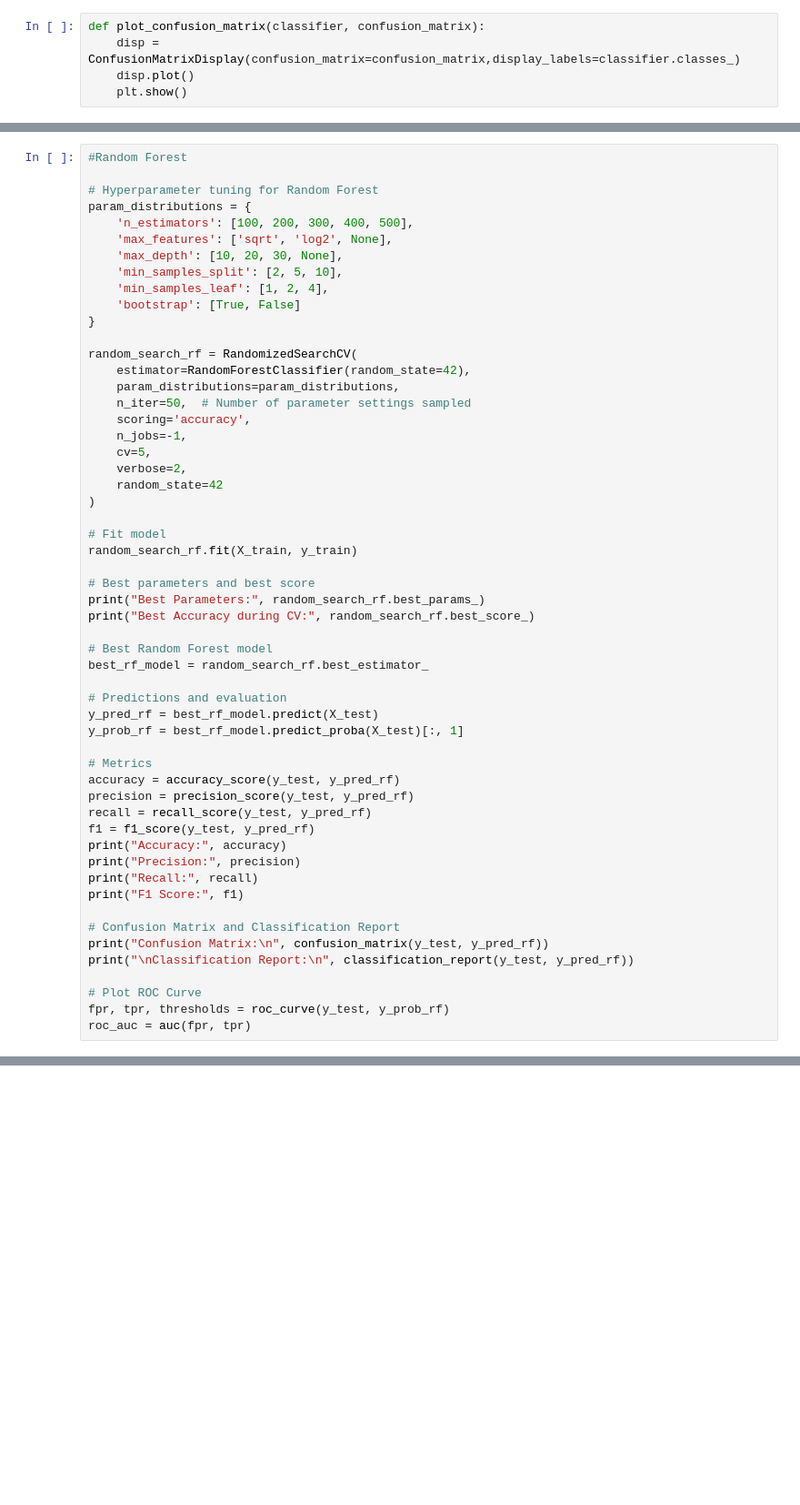
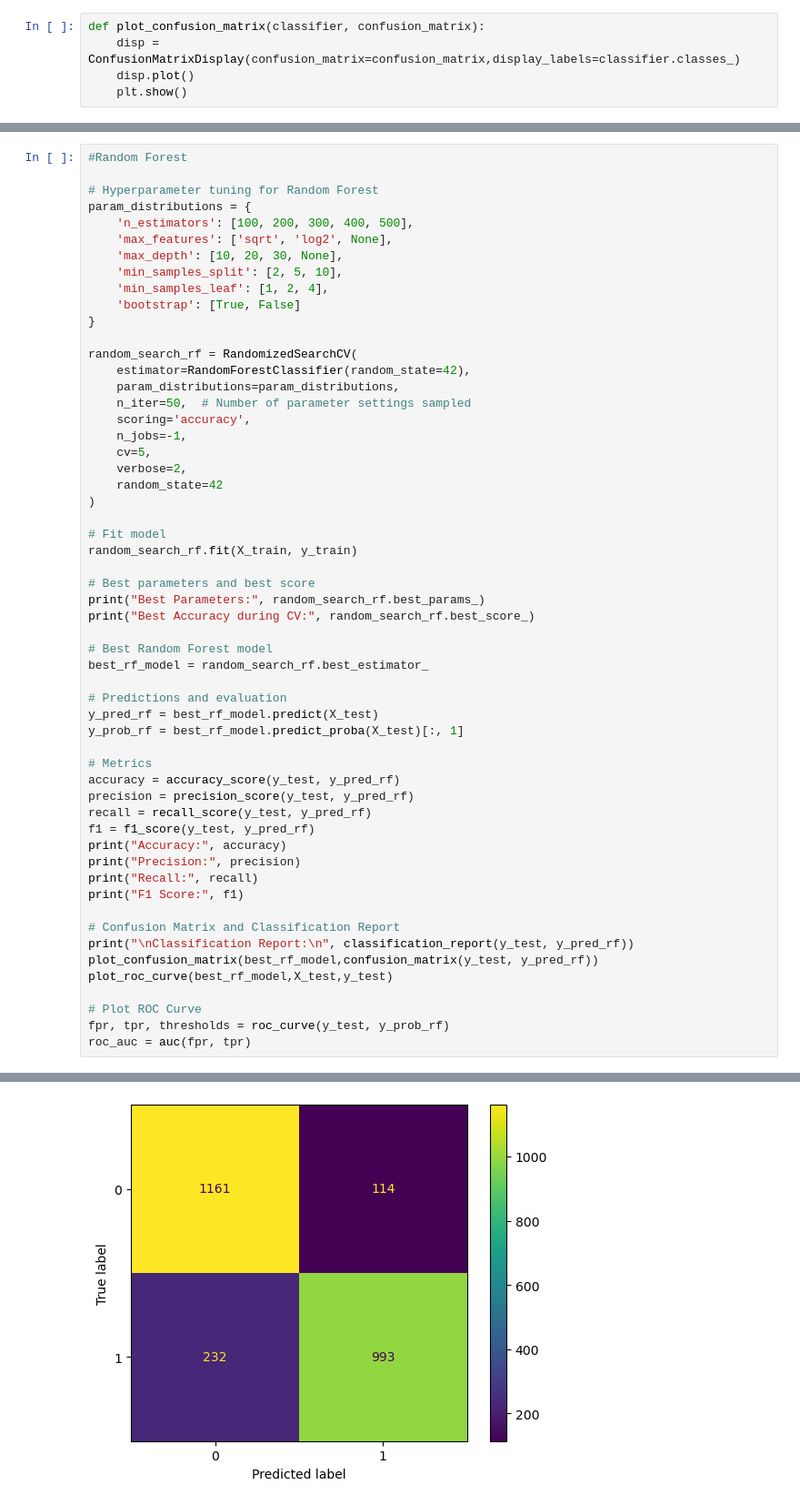
Before and after one commit to kwyo1201/Phishing-URL-Detection_Data-mining, a Jupyter notebook: main.ipynb, the cells around one changed output, grey strips where cells are left out. Shown: that part at 91% size. Cells and saved outputs as stored; diff of their text form; blank space fills up the shorter version.

```diff
--- a/main.ipynb
+++ b/main.ipynb
@@ -187,8 +192,9 @@ print("Recall:", recall)
 print("F1 Score:", f1)
 
 # Confusion Matrix and Classification Report
-print("Confusion Matrix:\n", confusion_matrix(y_test, y_pred_rf))
 print("\nClassification Report:\n", classification_report(y_test, y_pred_rf))
+plot_confusion_matrix(best_rf_model,confusion_matrix(y_test, y_pred_rf))
+plot_roc_curve(best_rf_model,X_test,y_test)
 
 # Plot ROC Curve
 fpr, tpr, thresholds = roc_curve(y_test, y_prob_rf)
@@ -216,0 +220 @@ weighted avg       0.87      0.87      0.87      2500
+[figure, added]
```
Also changed, not shown: parts of 3 cells of this notebook.
